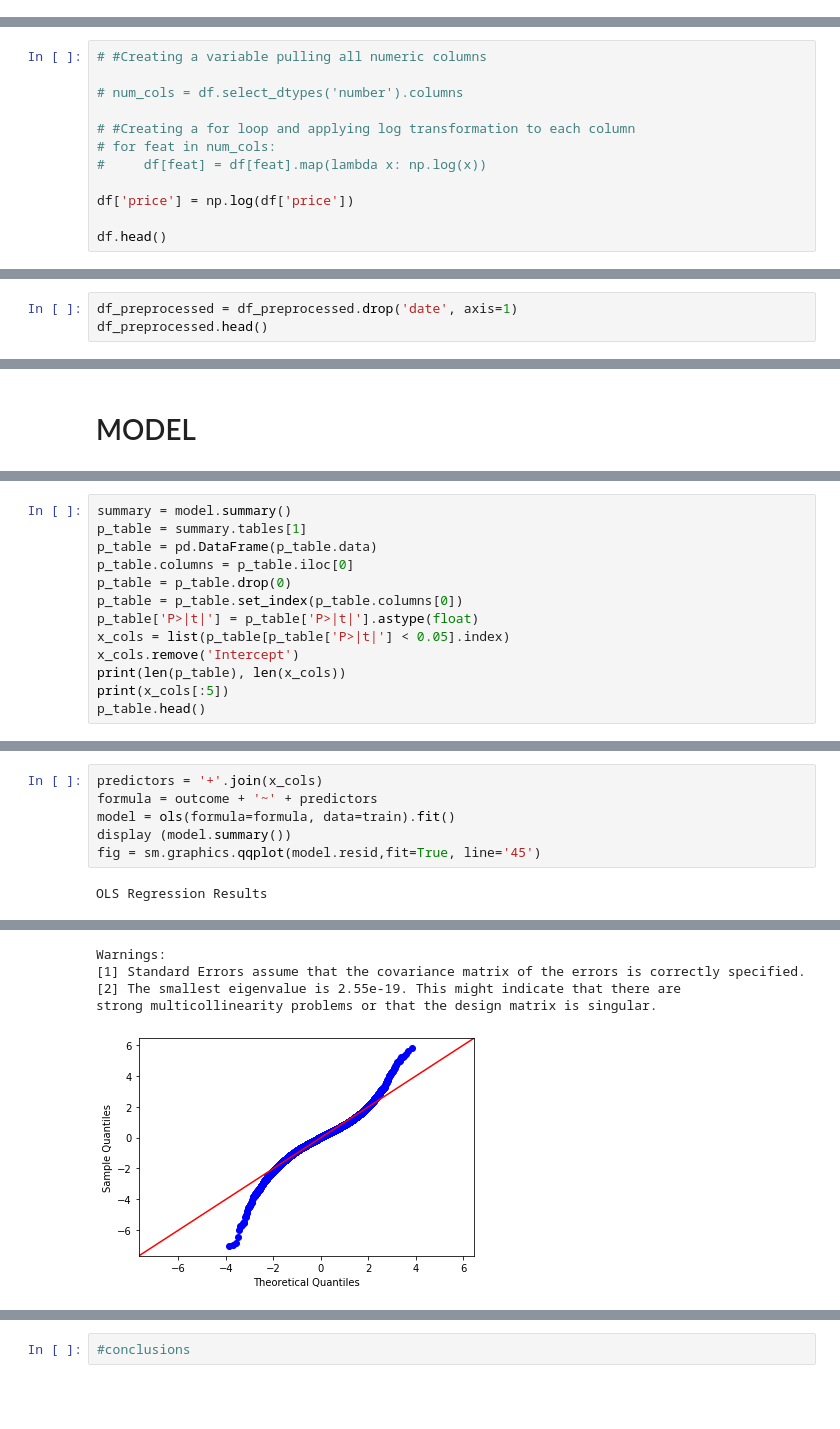
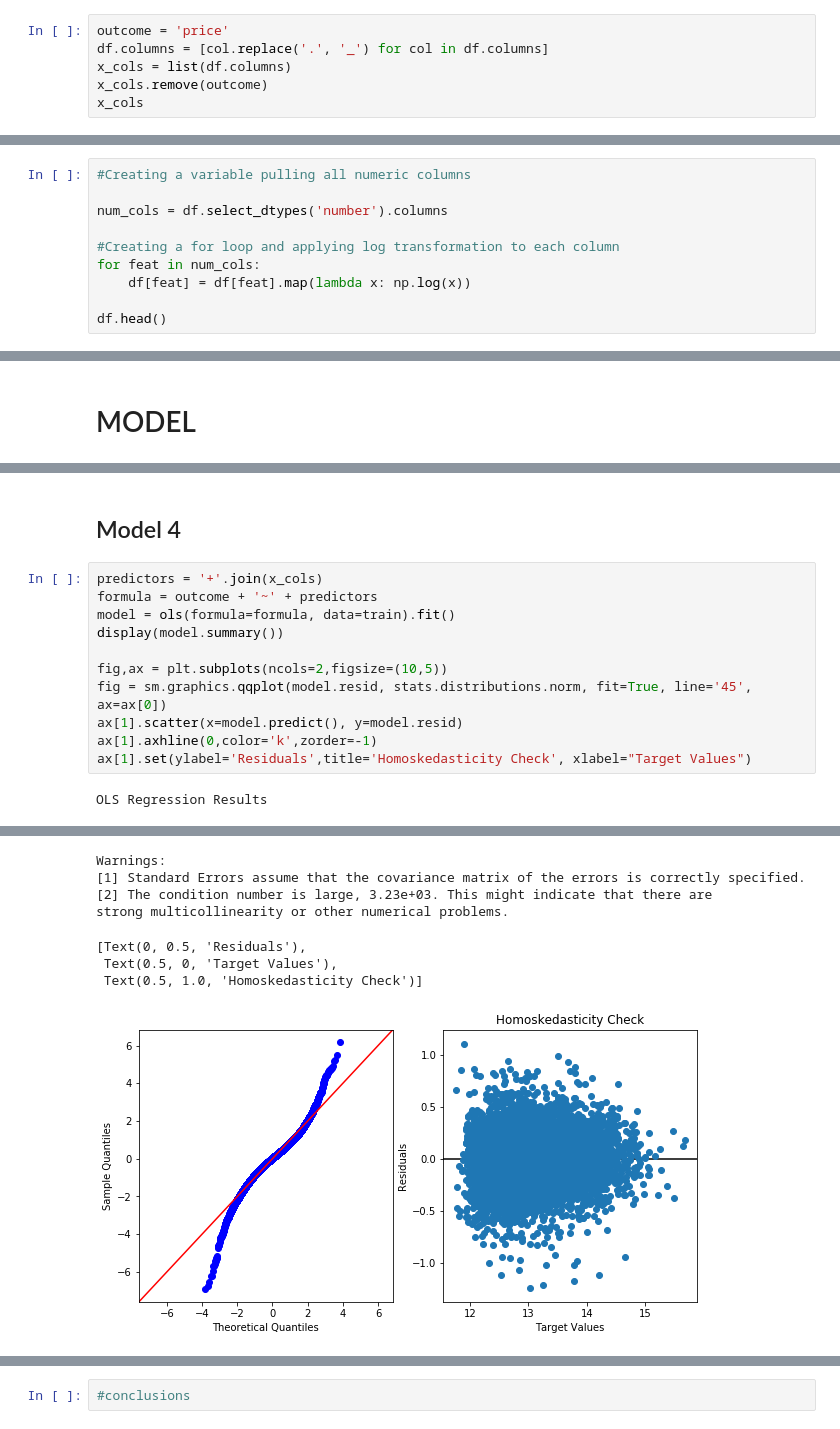
Before and after one commit to hpatel530/dsc-mod-2-project-v2-1-onl01-dtsc-ft-070620, a Jupyter notebook: student.ipynb, the cells around one changed output, grey strips where cells are left out. Cells and saved outputs as stored; diff of their text form; blank space fills up the shorter version.

```diff
--- a/student.ipynb
+++ b/student.ipynb
@@ -438,0 +477,6 @@ ax.set_ylim(len(df.corr())-0, -0.5)
+# %%
+outcome = 'price'
+df.columns = [col.replace('.', '_') for col in df.columns]
+x_cols = list(df.columns)
+x_cols.remove(outcome)
+x_cols
@@ -439,15 +557,13 @@ ax.set_ylim(len(df.corr())-0, -0.5)
 # %% [markdown]
 ## Log Transformation on Continuous Data
 # %%
-# #Creating a variable pulling all numeric columns
+#Creating a variable pulling all numeric columns
 
-# num_cols = df.select_dtypes('number').columns
+num_cols = df.select_dtypes('number').columns
 
-# #Creating a for loop and applying log transformation to each column
-# for feat in num_cols:
-#     df[feat] = df[feat].map(lambda x: np.log(x))
-
-df['price'] = np.log(df['price'])
+#Creating a for loop and applying log transformation to each column
+for feat in num_cols:
+    df[feat] = df[feat].map(lambda x: np.log(x))
 
 df.head()
 # %% [output]
@@ -485,3 +602,0 @@ df_preprocessed.head()
-# %%
-df_preprocessed = df_preprocessed.drop('date', axis=1)
-df_preprocessed.head()
@@ -697,13 +811,0 @@ strong multicollinearity problems or that the design matrix is singular.
-# %%
-summary = model.summary()
-p_table = summary.tables[1]
-p_table = pd.DataFrame(p_table.data)
-p_table.columns = p_table.iloc[0]
-p_table = p_table.drop(0)
-p_table = p_table.set_index(p_table.columns[0])
-p_table['P>|t|'] = p_table['P>|t|'].astype(float)
-x_cols = list(p_table[p_table['P>|t|'] < 0.05].index)
-x_cols.remove('Intercept')
-print(len(p_table), len(x_cols))
-print(x_cols[:5])
-p_table.head()
@@ -720,8 +812,15 @@ p_table.head()
+# %% [markdown]
+## Model 4
 # %%
 predictors = '+'.join(x_cols)
 formula = outcome + '~' + predictors
 model = ols(formula=formula, data=train).fit()
-display (model.summary())
-fig = sm.graphics.qqplot(model.resid,fit=True, line='45')
+display(model.summary())
+
+fig,ax = plt.subplots(ncols=2,figsize=(10,5))
+fig = sm.graphics.qqplot(model.resid, stats.distributions.norm, fit=True, line='45', ax=ax[0])
+ax[1].scatter(x=model.predict(), y=model.resid)
+ax[1].axhline(0,color='k',zorder=-1)
+ax[1].set(ylabel='Residuals',title='Homoskedasticity Check', xlabel="Target Values")
 # %% [output]
 OLS Regression Results
@@ -757,5 +856,8 @@ OLS Regression Results
 Warnings:
 [1] Standard Errors assume that the covariance matrix of the errors is correctly specified.
-[2] The smallest eigenvalue is 2.55e-19. This might indicate that there are
-strong multicollinearity problems or that the design matrix is singular.
+[2] The condition number is large, 3.23e+03. This might indicate that there are
+strong multicollinearity or other numerical problems.
+[Text(0, 0.5, 'Residuals'),
+ Text(0.5, 0, 'Target Values'),
+ Text(0.5, 1.0, 'Homoskedasticity Check')]
-[figure, old version]
+[figure, new version]
```
Also changed, not shown: parts of 61 cells of this notebook.
